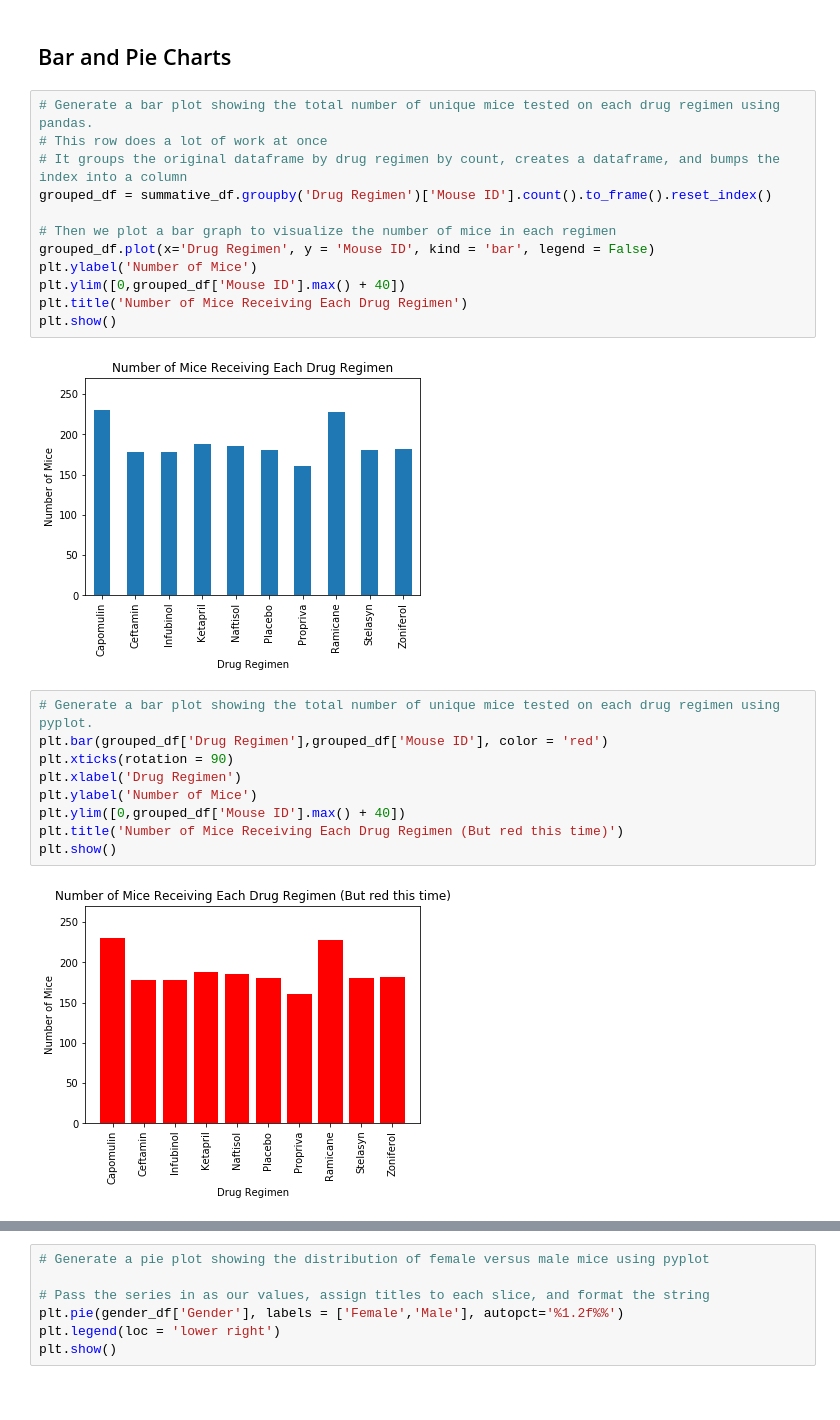
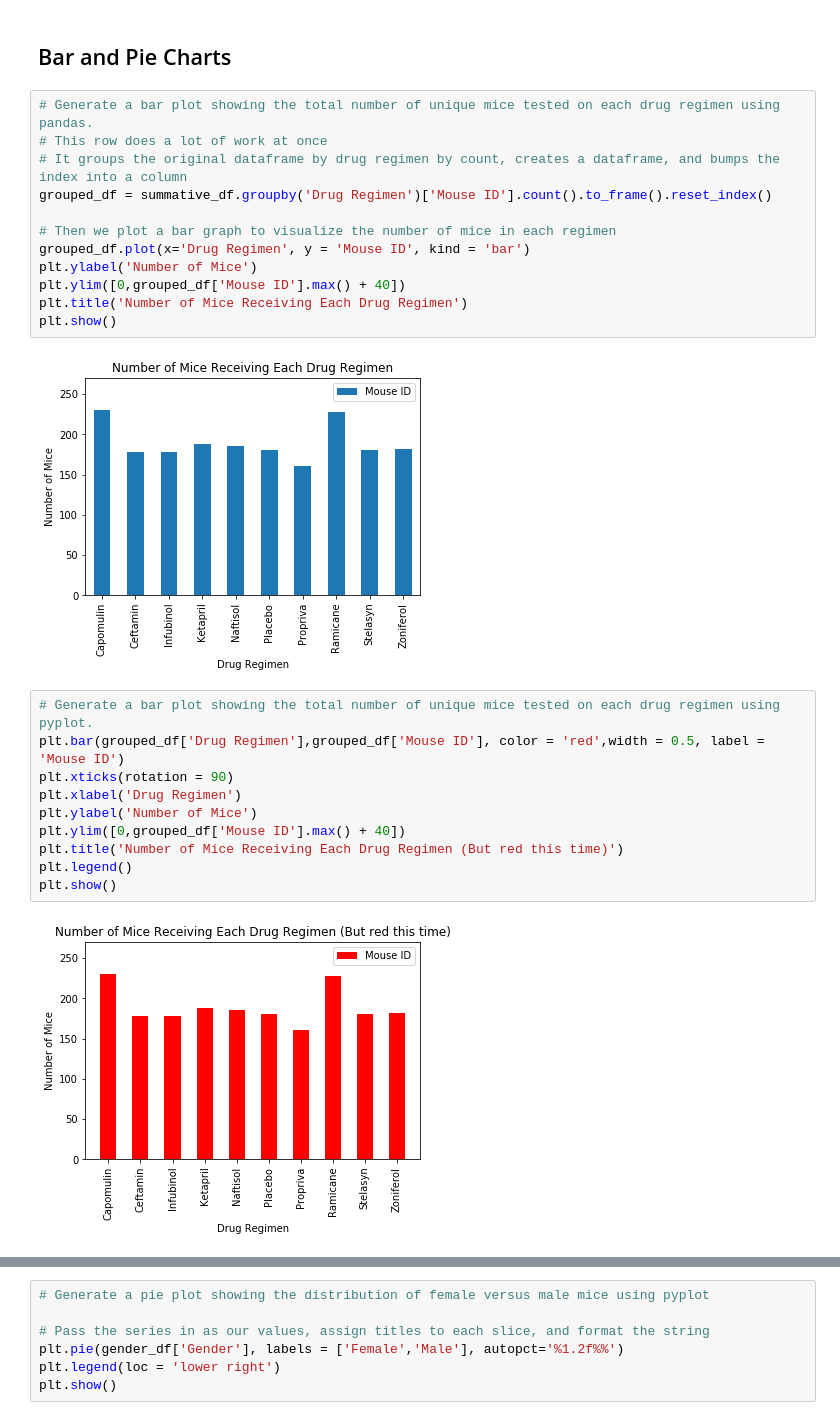
Before and after one commit to mgood13/matplotlib_challenge, a Jupyter notebook: pymaceuticals_starter.ipynb, the cells around one changed output, grey strips where cells are left out. Saved outputs shown, nothing was run; the diff lists cells and outputs as text.

```diff
--- a/pymaceuticals_starter.ipynb
+++ b/pymaceuticals_starter.ipynb
@@ -134,24 +134,25 @@ second_stat_df
 grouped_df = summative_df.groupby('Drug Regimen')['Mouse ID'].count().to_frame().reset_index()
 
 # Then we plot a bar graph to visualize the number of mice in each regimen
-grouped_df.plot(x='Drug Regimen', y = 'Mouse ID', kind = 'bar', legend = False)
+grouped_df.plot(x='Drug Regimen', y = 'Mouse ID', kind = 'bar')
 plt.ylabel('Number of Mice')
 plt.ylim([0,grouped_df['Mouse ID'].max() + 40])
 plt.title('Number of Mice Receiving Each Drug Regimen')
 plt.show()
 # %% [output]
-[figure, old version]
+[figure, new version]
 # %%
 # Generate a bar plot showing the total number of unique mice tested on each drug regimen using pyplot.
-plt.bar(grouped_df['Drug Regimen'],grouped_df['Mouse ID'], color = 'red')
+plt.bar(grouped_df['Drug Regimen'],grouped_df['Mouse ID'], color = 'red',width = 0.5, label = 'Mouse ID')
 plt.xticks(rotation = 90)
 plt.xlabel('Drug Regimen')
 plt.ylabel('Number of Mice')
 plt.ylim([0,grouped_df['Mouse ID'].max() + 40])
 plt.title('Number of Mice Receiving Each Drug Regimen (But red this time)')
+plt.legend()
 plt.show()
 # %% [output]
-[figure, old version]
+[figure, new version]
 # %%
 # Generate a pie plot showing the distribution of female versus male mice using pandas
 
```
Also changed, not shown: parts of 6 cells of this notebook, 1 other file.
